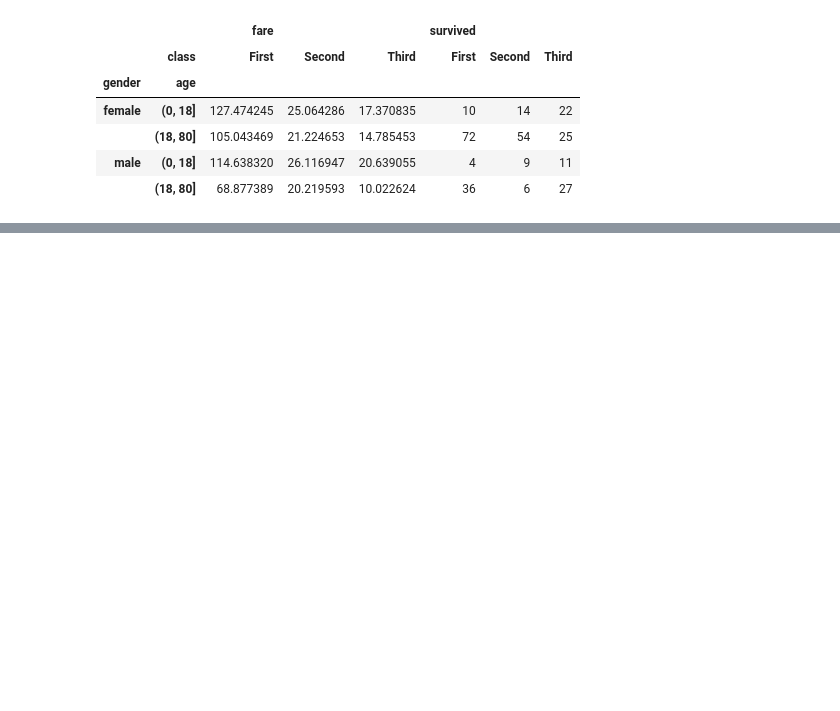
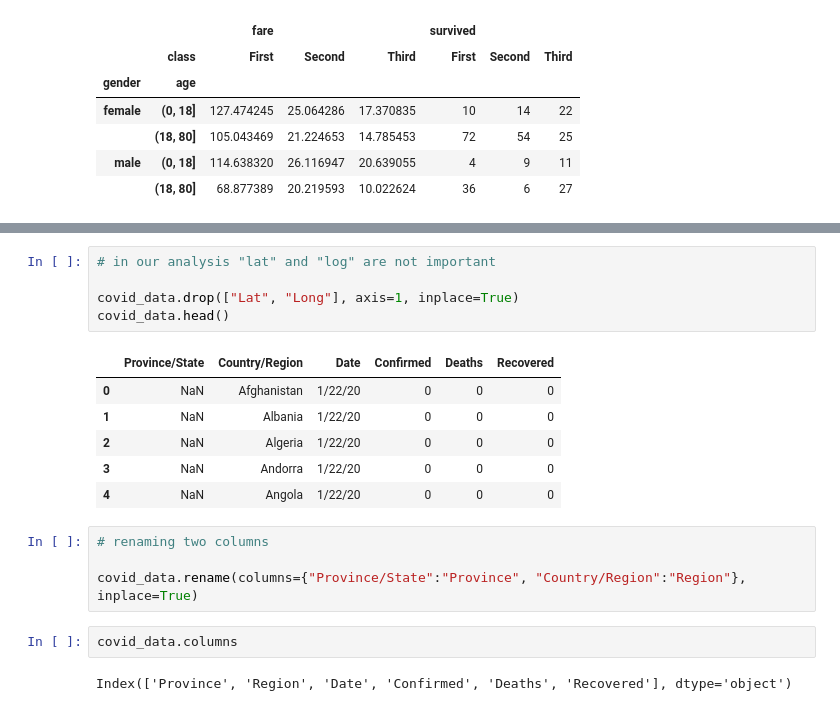
Before and after one commit to mirpouya/Basics-of-ML, a Jupyter notebook: Intermediate_Pandas.ipynb, the cells around one changed output, grey strips where cells are left out. Saved outputs shown, nothing was run; the diff lists cells and outputs as text; blank space fills up the shorter version.

```diff
--- a/Intermediate_Pandas.ipynb
+++ b/Intermediate_Pandas.ipynb
@@ -1133,0 +1193,20 @@ titanic_data.pivot_table(index=["gender", age_partitions], columns="class", aggf
+# %%
+# in our analysis "lat" and "log" are not important
+
+covid_data.drop(["Lat", "Long"], axis=1, inplace=True)
+covid_data.head()
+# %% [output]
+|  | Province/State | Country/Region | Date | Confirmed | Deaths | Recovered |
+| 0 | NaN | Afghanistan | 1/22/20 | 0 | 0 | 0 |
+| 1 | NaN | Albania | 1/22/20 | 0 | 0 | 0 |
+| 2 | NaN | Algeria | 1/22/20 | 0 | 0 | 0 |
+| 3 | NaN | Andorra | 1/22/20 | 0 | 0 | 0 |
+| 4 | NaN | Angola | 1/22/20 | 0 | 0 | 0 |
+# %%
+# renaming two columns
+
+covid_data.rename(columns={"Province/State":"Province", "Country/Region":"Region"}, inplace=True)
+# %%
+covid_data.columns
+# %% [output]
+Index(['Province', 'Region', 'Date', 'Confirmed', 'Deaths', 'Recovered'], dtype='object')
```
Also changed, not shown: parts of 9 cells of this notebook.
